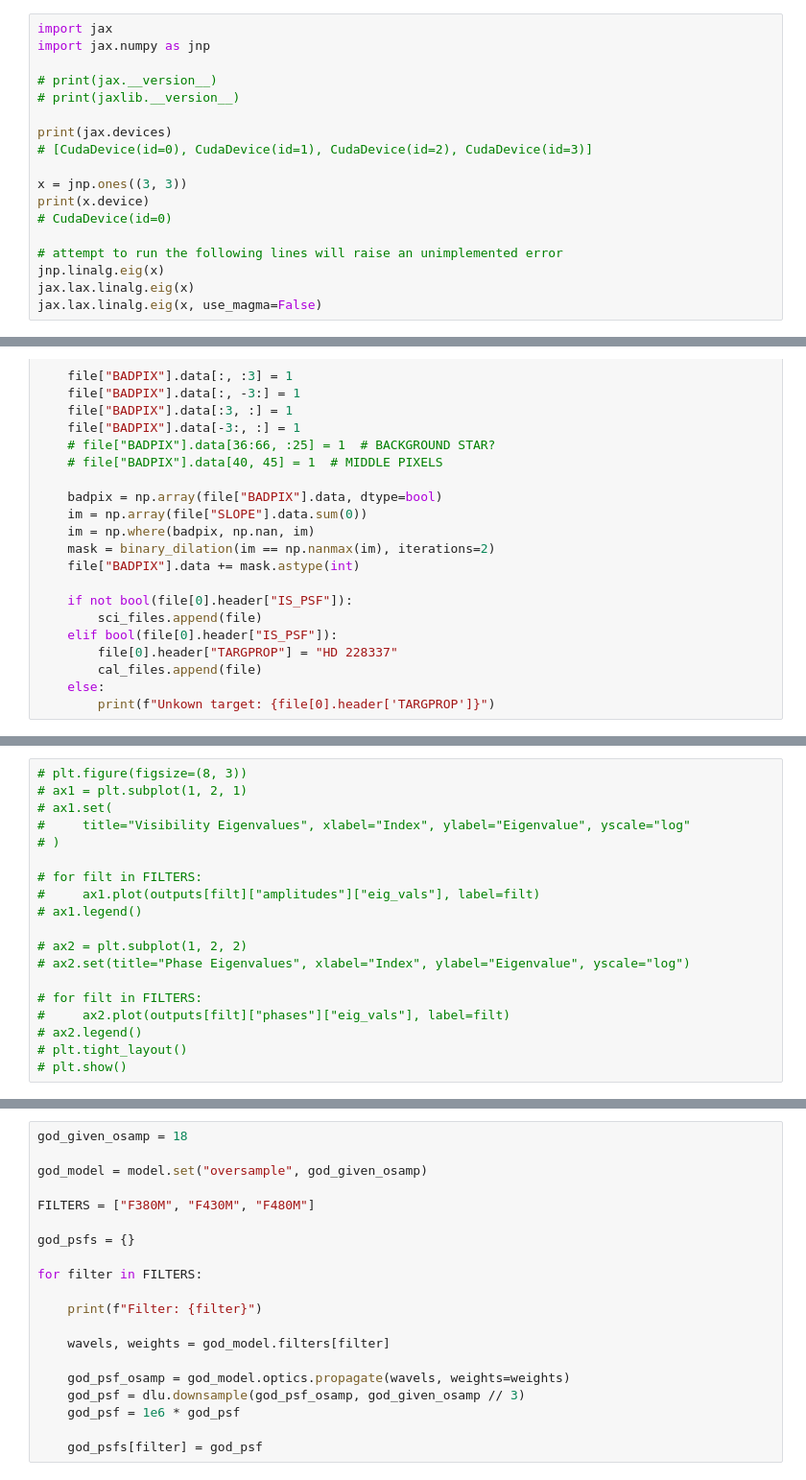
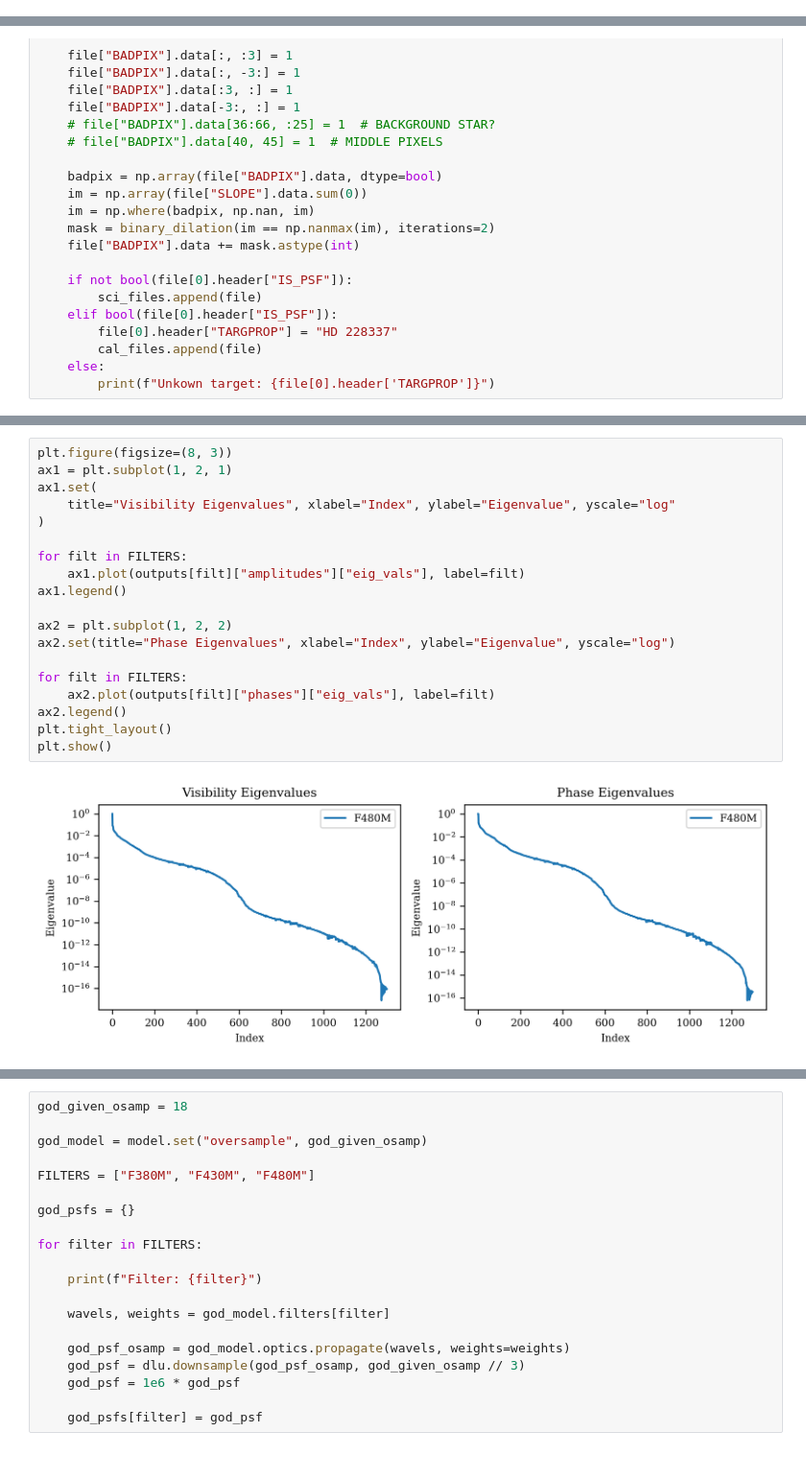
Before and after one commit to maxecharles/dorito_notebooks, a Jupyter notebook: wr137_vis.ipynb, the cells around one changed output, grey strips where cells are left out. Shown at 96% size. Saved outputs shown, nothing was run; the diff lists cells and outputs as text.

```diff
--- a/wr137_vis.ipynb
+++ b/wr137_vis.ipynb
@@ -1,18 +0,0 @@
-# %%
-import jax
-import jax.numpy as jnp
-
-# print(jax.__version__)
-# print(jaxlib.__version__)
-
-print(jax.devices)
-# [CudaDevice(id=0), CudaDevice(id=1), CudaDevice(id=2), CudaDevice(id=3)]
-
-x = jnp.ones((3, 3))
-print(x.device)
-# CudaDevice(id=0)
-
-# attempt to run the following lines will raise an unimplemented error
-jnp.linalg.eig(x)
-jax.lax.linalg.eig(x)
-jax.lax.linalg.eig(x, use_magma=False)
@@ -282,20 +258,22 @@ for file in files:
 # %%
-# plt.figure(figsize=(8, 3))
-# ax1 = plt.subplot(1, 2, 1)
-# ax1.set(
-#     title="Visibility Eigenvalues", xlabel="Index", ylabel="Eigenvalue", yscale="log"
-# )
+plt.figure(figsize=(8, 3))
+ax1 = plt.subplot(1, 2, 1)
+ax1.set(
+    title="Visibility Eigenvalues", xlabel="Index", ylabel="Eigenvalue", yscale="log"
+)
 
-# for filt in FILTERS:
-#     ax1.plot(outputs[filt]["amplitudes"]["eig_vals"], label=filt)
-# ax1.legend()
+for filt in FILTERS:
+    ax1.plot(outputs[filt]["amplitudes"]["eig_vals"], label=filt)
+ax1.legend()
 
-# ax2 = plt.subplot(1, 2, 2)
-# ax2.set(title="Phase Eigenvalues", xlabel="Index", ylabel="Eigenvalue", yscale="log")
+ax2 = plt.subplot(1, 2, 2)
+ax2.set(title="Phase Eigenvalues", xlabel="Index", ylabel="Eigenvalue", yscale="log")
 
-# for filt in FILTERS:
-#     ax2.plot(outputs[filt]["phases"]["eig_vals"], label=filt)
-# ax2.legend()
-# plt.tight_layout()
-# plt.show()
+for filt in FILTERS:
+    ax2.plot(outputs[filt]["phases"]["eig_vals"], label=filt)
+ax2.legend()
+plt.tight_layout()
+plt.show()
+# %% [output]
+[figure, added]
 # %%
```
Also changed, not shown: parts of 7 cells of this notebook, 2 other files.
